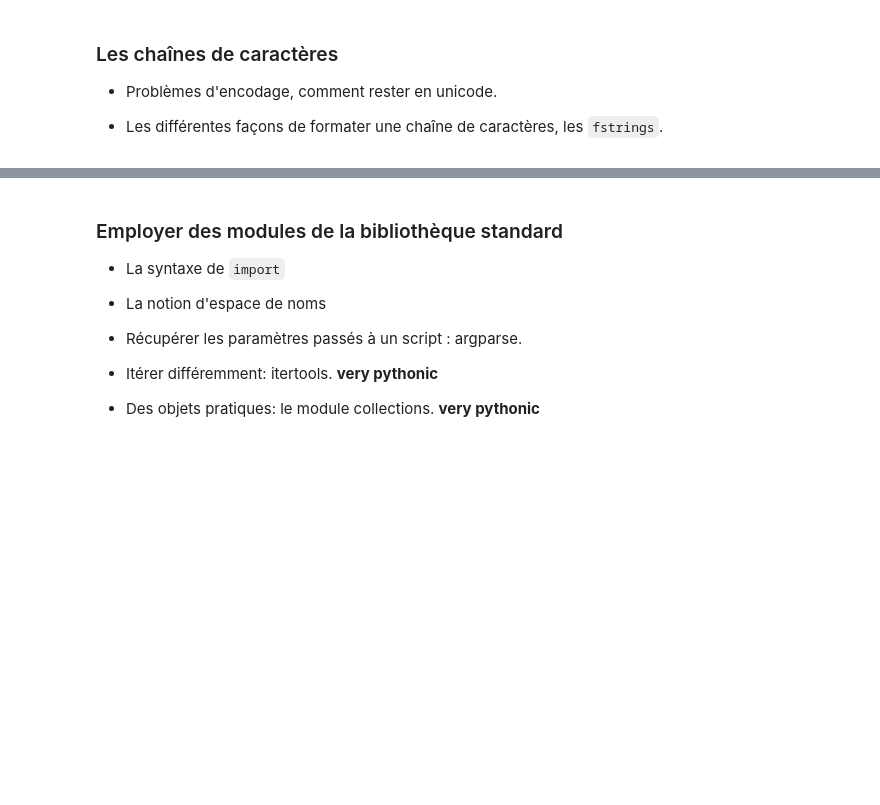
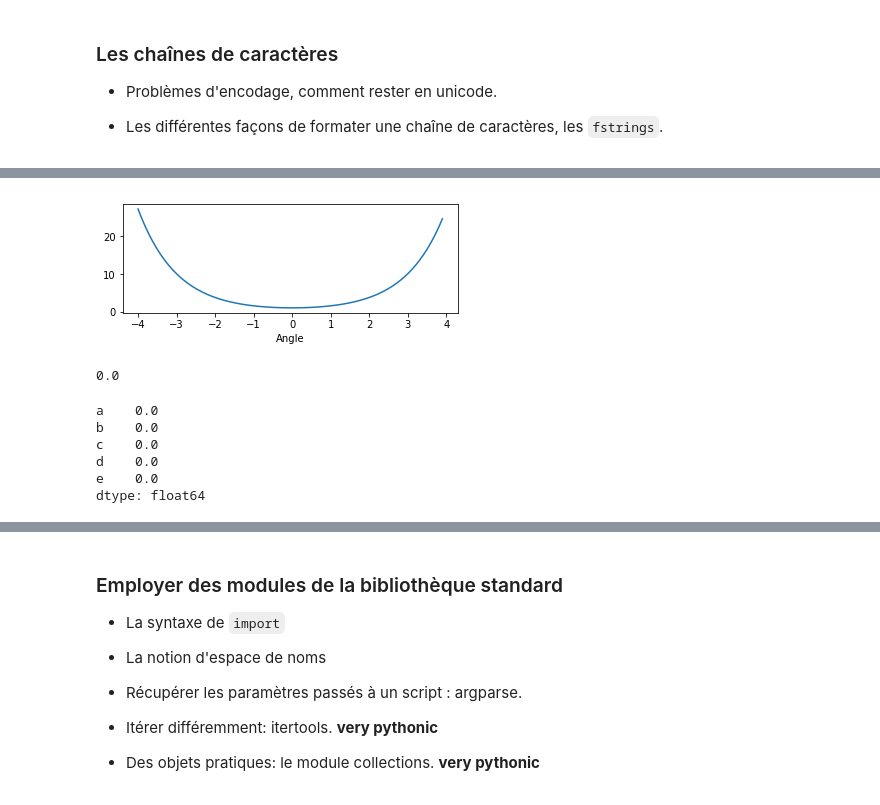
Before and after one commit to glyg/learn_python, a Jupyter notebook: Notes.ipynb, the cells around one changed output, grey strips where cells are left out. Cells and saved outputs as stored; diff of their text form; code cells hidden in the pictures; blank space fills up the shorter version.

```diff
--- a/Notes.ipynb
+++ b/Notes.ipynb
@@ -188,0 +596,14 @@ C'est une des particularités du langage, la façon de parcourir une séquence.
+# %%
+arr = np.arange(-4, 4, 0.1)
+
+fig, ax = plt.subplots()
+
+
+ax.plot(arr, np.cosh(arr))
+
+ax.set_xlabel("Angle")
+
+
+fig.set_size_inches(6, 2)
+# %% [output]
+[figure, added]
@@ -188,0 +614,13 @@ C'est une des particularités du langage, la façon de parcourir une séquence.
+# %%
+data.loc['e', 'A']
+# %% [output]
+0.0
+# %%
+data.eval("A + B")
+# %% [output]
+a    0.0
+b    0.0
+c    0.0
+d    0.0
+e    0.0
+dtype: float64
```
Also changed, not shown: parts of 135 cells of this notebook, 2 other files.
